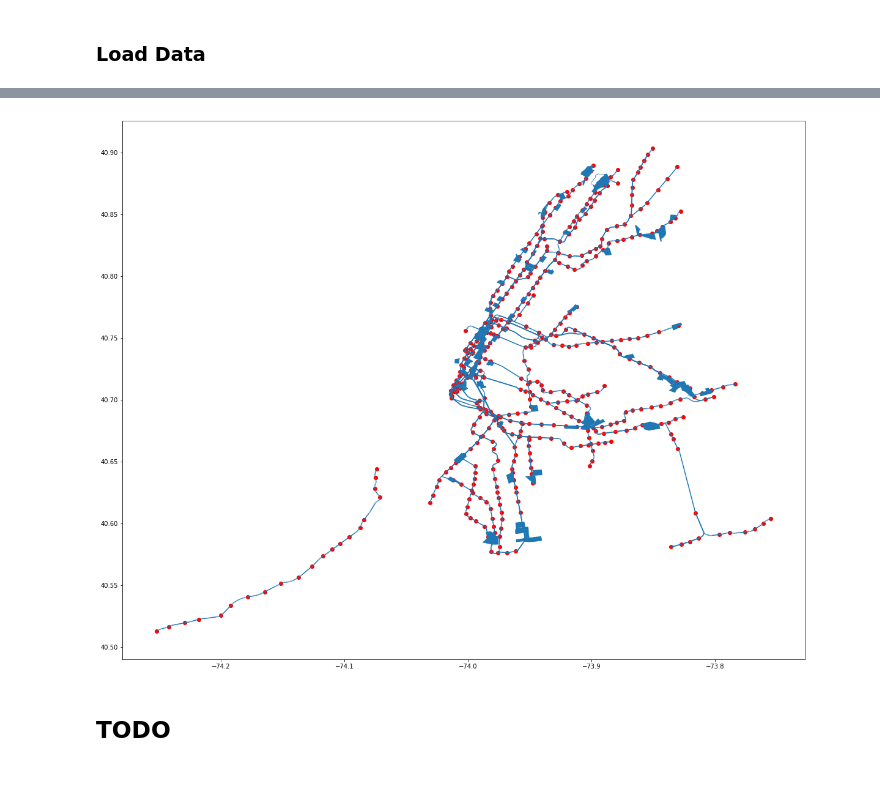
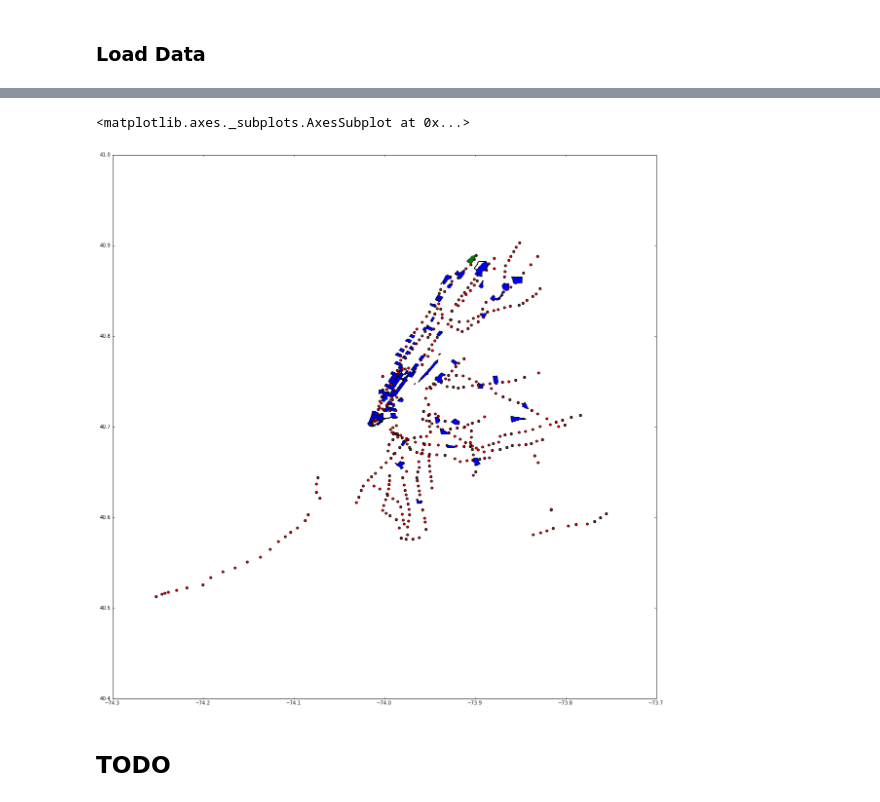
Before and after one commit to cmoscardi/subway_explore, a Jupyter notebook: routes.ipynb, the cells around one changed output, grey strips where cells are left out. Saved outputs shown, nothing was run; the diff lists cells and outputs as text; code cells hidden in the pictures.

Commit message:
routes update

```diff
--- a/routes.ipynb
+++ b/routes.ipynb
@@ -78,16 +82,17 @@ Connecting to faculty.baruch.cuny.edu (faculty.baruch.cuny.edu)|150.210.226.155|
-# %%
-#TODO: construct graph
-routes = gpd.read_file("data/routes_nyc_subway_jan2017.shp")
-stops = gpd.read_file("data/stops_nyc_subway_jan2017.shp")
-routes = routes.to_crs(epsg="4326")
-stops = stops.to_crs(epsg="4326")
-#routes.plot(figsize=(16, 9))
-ax = stops.plot(c='red', figsize=(20, 20))
-routes.plot(ax=ax)
-subway_night_trips.plot(ax=ax)
-stops["base_geom"] = stops["geometry"]
-# %% [output]
-[figure, removed]
+# %%
+import shapely.geometry
+
+stops = pd.read_csv("data/mta_gtfs/stops.txt")
+stops["geometry"] = stops.apply(lambda x: shapely.geometry.Point((x["stop_lon"], x["stop_lat"])), axis=1)
+stops = gpd.GeoDataFrame(stops)
+ax = stops.plot(c='red', figsize=(20, 20))
+subway_night_trips.plot(ax=ax)
+stops["base_geom"] = stops["geometry"]
+subway_night_trips["geometry"] = subway_night_trips["geometry_O"]
+subway_night_trips[subway_night_trips["PLSAM"] == 41193320204].plot(ax=ax, color='green')
+# %% [output]
+<matplotlib.axes._subplots.AxesSubplot at 0x...>
+[figure, added]
 # %% [markdown]
 ## TODO
 # %% [markdown]
```
Also changed, not shown: parts of 44 cells of this notebook.
